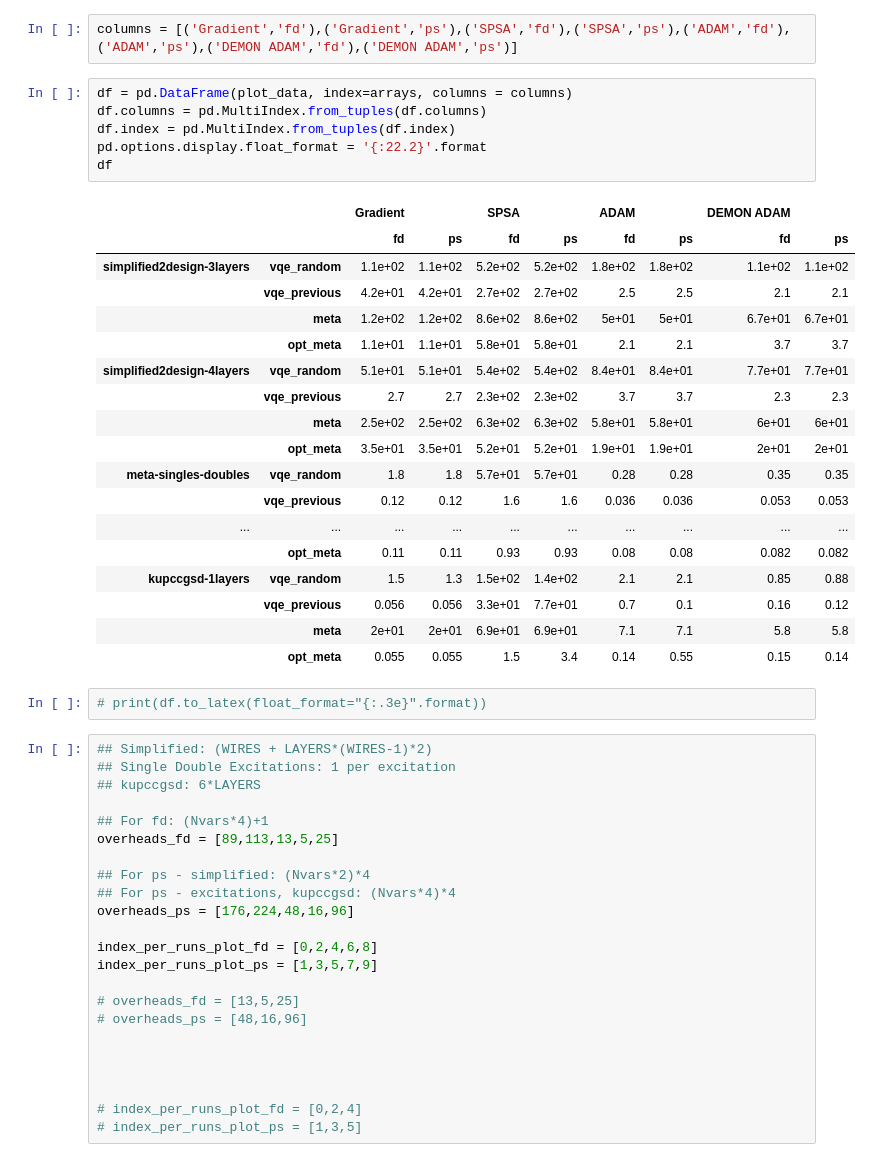
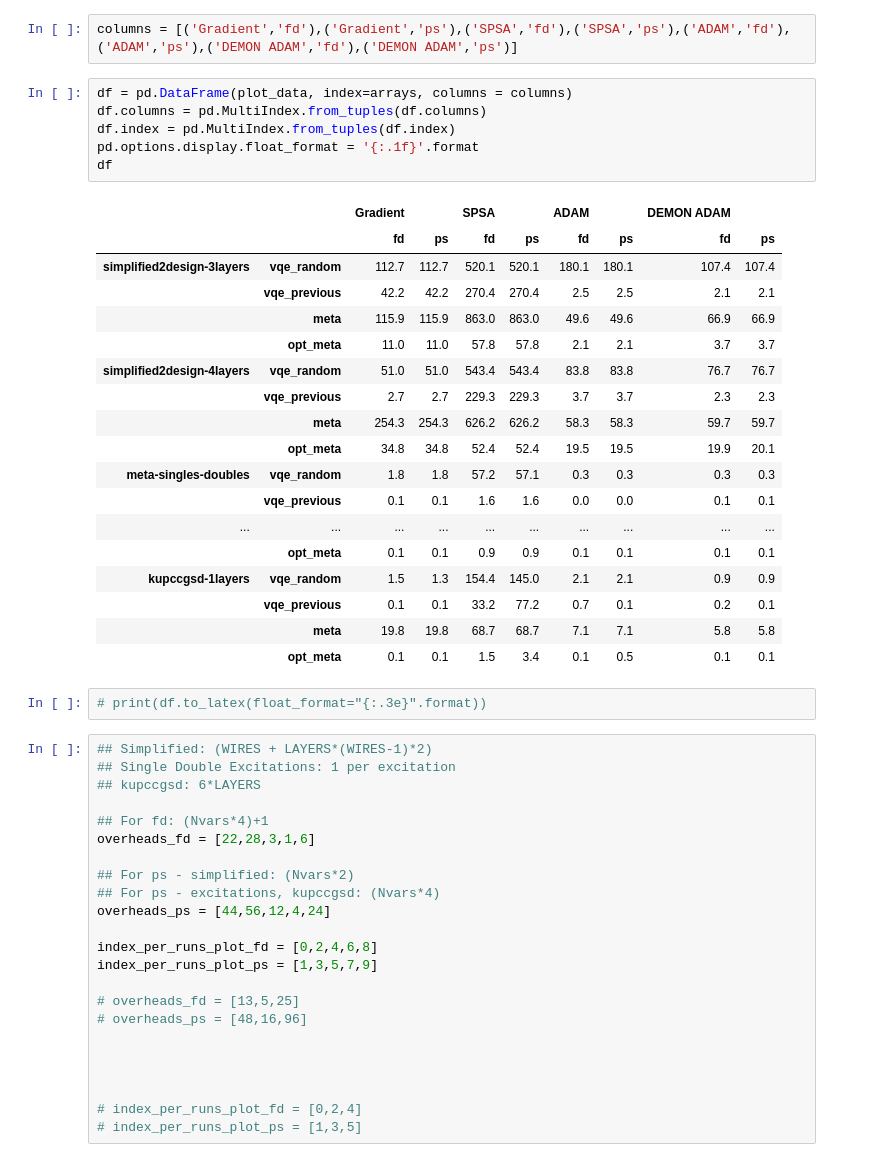
Before and after one commit to sergioandrescs/meta-VQE-pennylane, a Jupyter notebook: catalyst/exp_runs/join_data_plots.ipynb, the cells around one changed output. Saved outputs shown, nothing was run; the diff lists cells and outputs as text.

Commit message:
Checking pandas table display

```diff
--- a/catalyst/exp_runs/join_data_plots.ipynb
+++ b/catalyst/exp_runs/join_data_plots.ipynb
@@ -82,28 +82,28 @@ columns = [('Gradient','fd'),('Gradient','ps'),('SPSA','fd'),('SPSA','ps'),('ADA
 # %%
 df = pd.DataFrame(plot_data, index=arrays, columns = columns)
 df.columns = pd.MultiIndex.from_tuples(df.columns)
 df.index = pd.MultiIndex.from_tuples(df.index)
-pd.options.display.float_format = '{:22.2}'.format
+pd.options.display.float_format = '{:.1f}'.format
 df
 # %% [output]
 |  |  | Gradient |  | SPSA |  | ADAM |  | DEMON ADAM |  |
 |  |  | fd | ps | fd | ps | fd | ps | fd | ps |
-| simplified2design-3layers | vqe_random | 1.1e+02 | 1.1e+02 | 5.2e+02 | 5.2e+02 | 1.8e+02 | 1.8e+02 | 1.1e+02 | 1.1e+02 |
-|  | vqe_previous | 4.2e+01 | 4.2e+01 | 2.7e+02 | 2.7e+02 | 2.5 | 2.5 | 2.1 | 2.1 |
-|  | meta | 1.2e+02 | 1.2e+02 | 8.6e+02 | 8.6e+02 | 5e+01 | 5e+01 | 6.7e+01 | 6.7e+01 |
-|  | opt_meta | 1.1e+01 | 1.1e+01 | 5.8e+01 | 5.8e+01 | 2.1 | 2.1 | 3.7 | 3.7 |
-| simplified2design-4layers | vqe_random | 5.1e+01 | 5.1e+01 | 5.4e+02 | 5.4e+02 | 8.4e+01 | 8.4e+01 | 7.7e+01 | 7.7e+01 |
-|  | vqe_previous | 2.7 | 2.7 | 2.3e+02 | 2.3e+02 | 3.7 | 3.7 | 2.3 | 2.3 |
-|  | meta | 2.5e+02 | 2.5e+02 | 6.3e+02 | 6.3e+02 | 5.8e+01 | 5.8e+01 | 6e+01 | 6e+01 |
-|  | opt_meta | 3.5e+01 | 3.5e+01 | 5.2e+01 | 5.2e+01 | 1.9e+01 | 1.9e+01 | 2e+01 | 2e+01 |
-| meta-singles-doubles | vqe_random | 1.8 | 1.8 | 5.7e+01 | 5.7e+01 | 0.28 | 0.28 | 0.35 | 0.35 |
-|  | vqe_previous | 0.12 | 0.12 | 1.6 | 1.6 | 0.036 | 0.036 | 0.053 | 0.053 |
+| simplified2design-3layers | vqe_random | 112.7 | 112.7 | 520.1 | 520.1 | 180.1 | 180.1 | 107.4 | 107.4 |
+|  | vqe_previous | 42.2 | 42.2 | 270.4 | 270.4 | 2.5 | 2.5 | 2.1 | 2.1 |
+|  | meta | 115.9 | 115.9 | 863.0 | 863.0 | 49.6 | 49.6 | 66.9 | 66.9 |
+|  | opt_meta | 11.0 | 11.0 | 57.8 | 57.8 | 2.1 | 2.1 | 3.7 | 3.7 |
+| simplified2design-4layers | vqe_random | 51.0 | 51.0 | 543.4 | 543.4 | 83.8 | 83.8 | 76.7 | 76.7 |
+|  | vqe_previous | 2.7 | 2.7 | 229.3 | 229.3 | 3.7 | 3.7 | 2.3 | 2.3 |
+|  | meta | 254.3 | 254.3 | 626.2 | 626.2 | 58.3 | 58.3 | 59.7 | 59.7 |
+|  | opt_meta | 34.8 | 34.8 | 52.4 | 52.4 | 19.5 | 19.5 | 19.9 | 20.1 |
+| meta-singles-doubles | vqe_random | 1.8 | 1.8 | 57.2 | 57.1 | 0.3 | 0.3 | 0.3 | 0.3 |
+|  | vqe_previous | 0.1 | 0.1 | 1.6 | 1.6 | 0.0 | 0.0 | 0.1 | 0.1 |
 | ... | ... | ... | ... | ... | ... | ... | ... | ... | ... |
-|  | opt_meta | 0.11 | 0.11 | 0.93 | 0.93 | 0.08 | 0.08 | 0.082 | 0.082 |
-| kupccgsd-1layers | vqe_random | 1.5 | 1.3 | 1.5e+02 | 1.4e+02 | 2.1 | 2.1 | 0.85 | 0.88 |
-|  | vqe_previous | 0.056 | 0.056 | 3.3e+01 | 7.7e+01 | 0.7 | 0.1 | 0.16 | 0.12 |
-|  | meta | 2e+01 | 2e+01 | 6.9e+01 | 6.9e+01 | 7.1 | 7.1 | 5.8 | 5.8 |
-|  | opt_meta | 0.055 | 0.055 | 1.5 | 3.4 | 0.14 | 0.55 | 0.15 | 0.14 |
+|  | opt_meta | 0.1 | 0.1 | 0.9 | 0.9 | 0.1 | 0.1 | 0.1 | 0.1 |
+| kupccgsd-1layers | vqe_random | 1.5 | 1.3 | 154.4 | 145.0 | 2.1 | 2.1 | 0.9 | 0.9 |
+|  | vqe_previous | 0.1 | 0.1 | 33.2 | 77.2 | 0.7 | 0.1 | 0.2 | 0.1 |
+|  | meta | 19.8 | 19.8 | 68.7 | 68.7 | 7.1 | 7.1 | 5.8 | 5.8 |
+|  | opt_meta | 0.1 | 0.1 | 1.5 | 3.4 | 0.1 | 0.5 | 0.1 | 0.1 |
 # %%
 # print(df.to_latex(float_format="{:.3e}".format))
 # %%
@@ -112,11 +112,11 @@ df
 ## kupccgsd: 6*LAYERS
 
 ## For fd: (Nvars*4)+1
-overheads_fd = [89,113,13,5,25]
+overheads_fd = [22,28,3,1,6]
 
-## For ps - simplified: (Nvars*2)*4
-## For ps - excitations, kupccgsd: (Nvars*4)*4
-overheads_ps = [176,224,48,16,96]
+## For ps - simplified: (Nvars*2)
+## For ps - excitations, kupccgsd: (Nvars*4)
+overheads_ps = [44,56,12,4,24]
 
 index_per_runs_plot_fd = [0,2,4,6,8]
 index_per_runs_plot_ps = [1,3,5,7,9]
```
Also changed, not shown: parts of 2 cells of this notebook.
